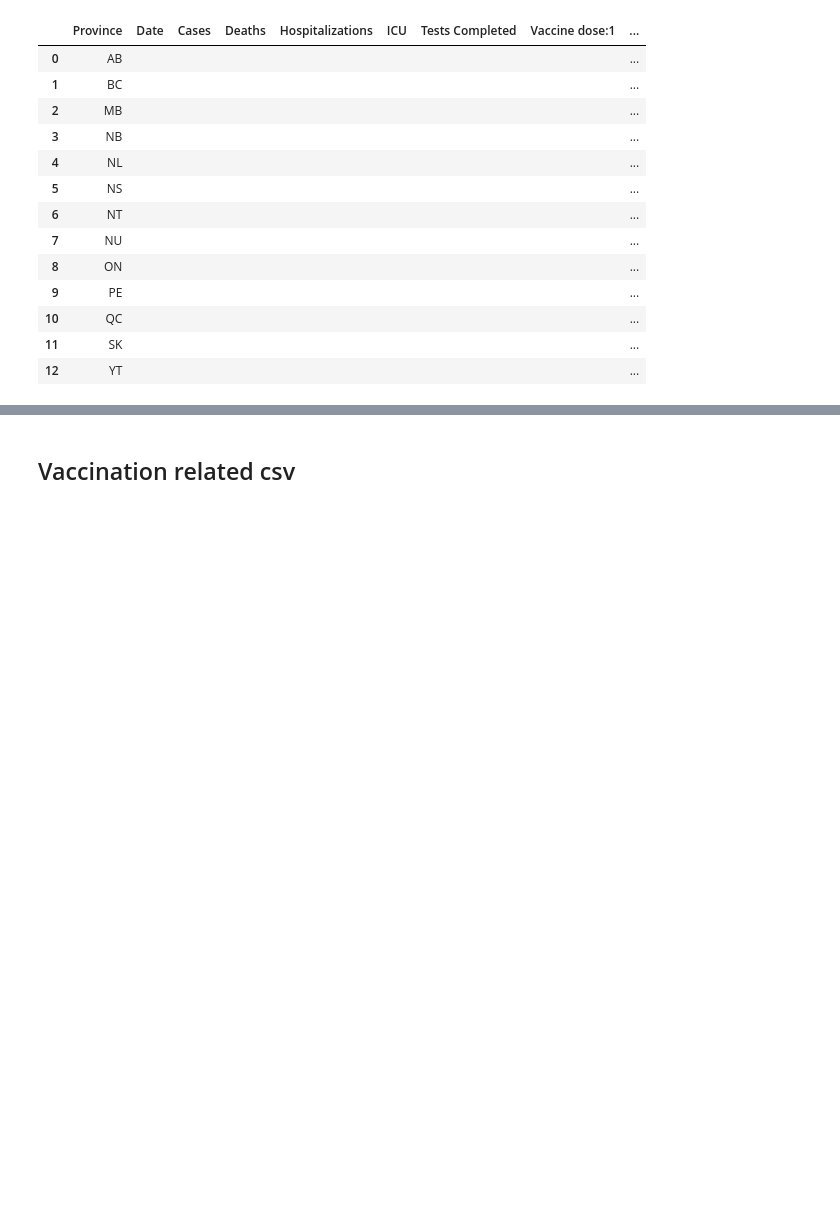
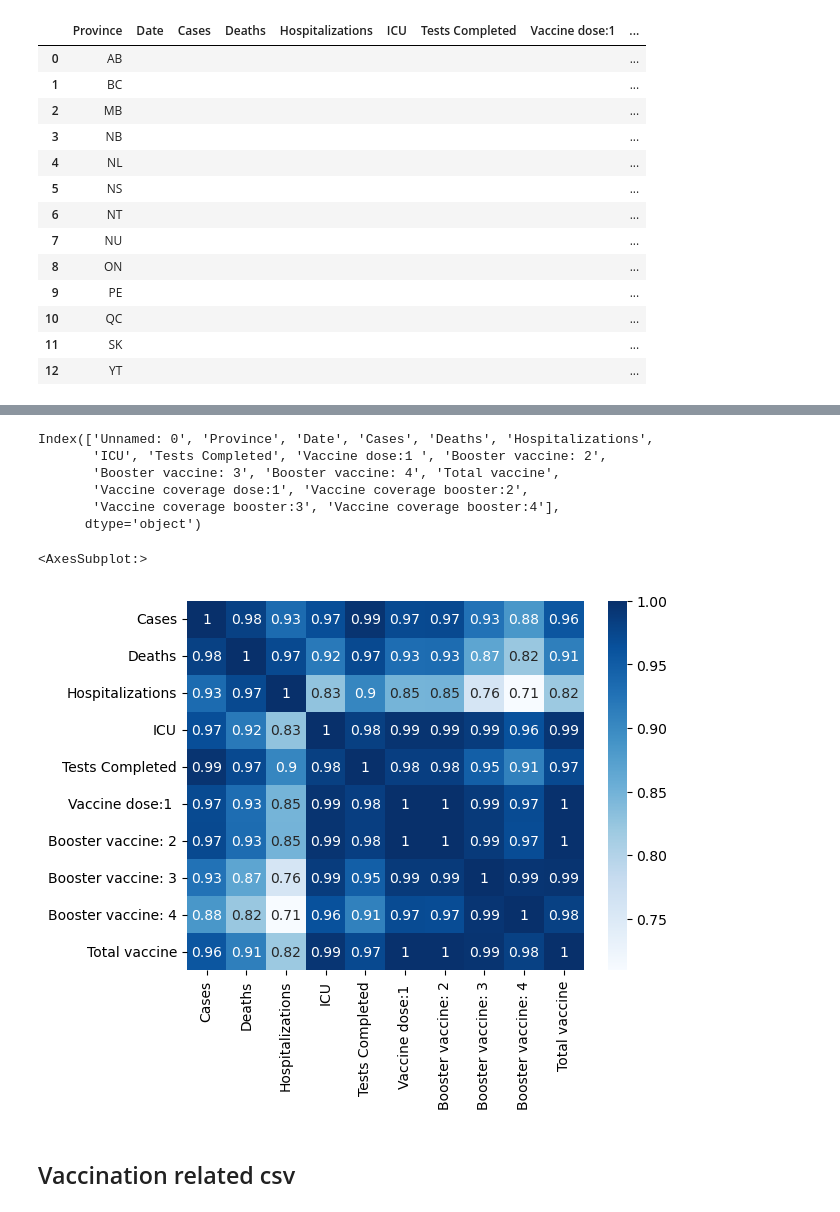
Before and after one commit to svafaeva93/Covid19AnalysisCanada, a Jupyter notebook: API_vaccination.ipynb, the cells around one changed output, grey strips where cells are left out. Saved outputs shown, nothing was run; the diff lists cells and outputs as text; code cells hidden in the pictures; blank space fills up the shorter version.

```diff
--- a/API_vaccination.ipynb
+++ b/API_vaccination.ipynb
@@ -130,5 +141,28 @@ Index(['Province', 'Date', 'Cases', 'Deaths', 'Hospitalizations', 'ICU',
 # %%
 provinces_df.to_csv("Output/covid_data_province_level.csv")
+# %%
+#transforms objects into float
+tra_provinces_df=pd.read_csv("Output/covid_data_province_level.csv")
+tra_provinces_df.dtypes
+tra_provinces_df.columns
+# %% [output]
+Index(['Unnamed: 0', 'Province', 'Date', 'Cases', 'Deaths', 'Hospitalizations',
+       'ICU', 'Tests Completed', 'Vaccine dose:1 ', 'Booster vaccine: 2',
+       'Booster vaccine: 3', 'Booster vaccine: 4', 'Total vaccine',
+       'Vaccine coverage dose:1', 'Vaccine coverage booster:2',
+       'Vaccine coverage booster:3', 'Vaccine coverage booster:4'],
+      dtype='object')
+# %%
+corr_dat=tra_provinces_df[['Province','Date', 'Cases', 'Deaths', 'Hospitalizations',
+       'ICU', 'Tests Completed', 'Vaccine dose:1 ', 'Booster vaccine: 2',
+       'Booster vaccine: 3', 'Booster vaccine: 4', 'Total vaccine']]
+# %%
+
+import seaborn as sb
+sb.heatmap(corr_dat.corr(),cmap="Blues",annot=True)
+# %% [output]
+<AxesSubplot:>
+[figure, added]
 # %% [markdown]
 ## Vaccination related csv
 # %%
```
Also changed, not shown: parts of 3 cells of this notebook, 2 other files.
